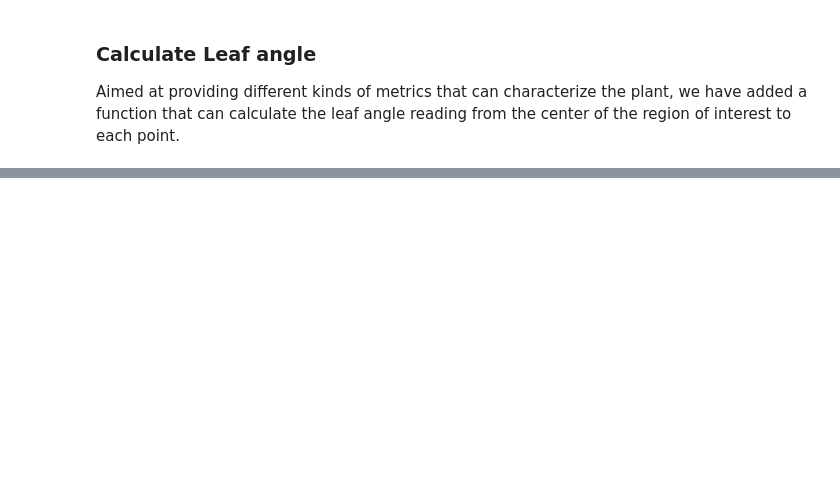
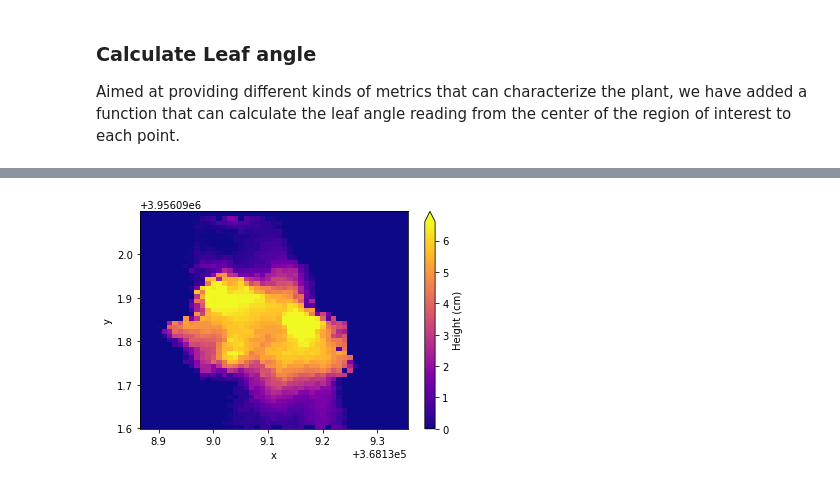
Before and after one commit to CIAT-DAPA/drone_data, a Jupyter notebook: cloud_points_example.ipynb, the cells around one changed output, grey strips where cells are left out. Saved outputs shown, nothing was run; the diff lists cells and outputs as text; code cells hidden in the pictures; blank space fills up the shorter version.

```diff
--- a/cloud_points_example.ipynb
+++ b/cloud_points_example.ipynb
@@ -95,3 +137,16 @@ the baseline used was 96.438
+# %%
+plant_raster = plant_cloudpoints.to_xarray()
+heightdata = plant_raster.z.isel(date=1).copy()
+
+g = heightdata.plot.pcolormesh( "x",
+                "y",
+                robust=True,
+                cmap="plasma",
+                cbar_kwargs={"label": "Height (cm)"},
+                vmin=0
+                )
+# %% [output]
+[figure, added]
 # %%
 plant_raster_bsl = plant_cloudpoints.to_xarray()
 plant_raster_bsl = calculate_leaf_angle(plant_raster_bsl)
```
Also changed, not shown: parts of 13 cells of this notebook.
